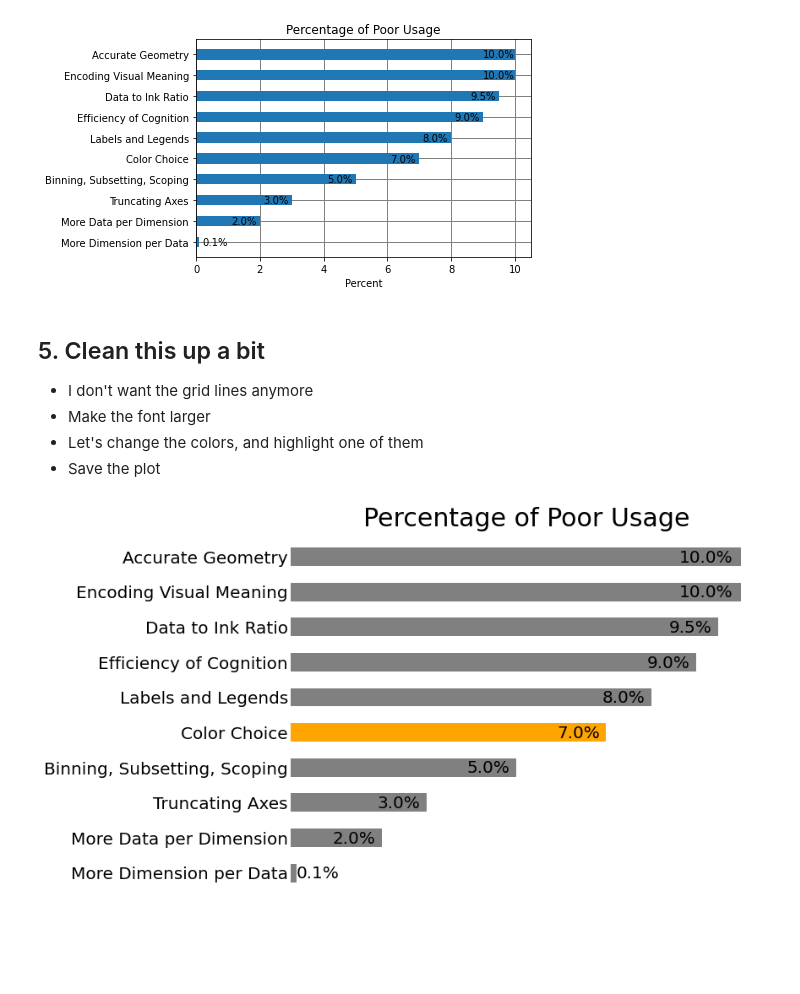
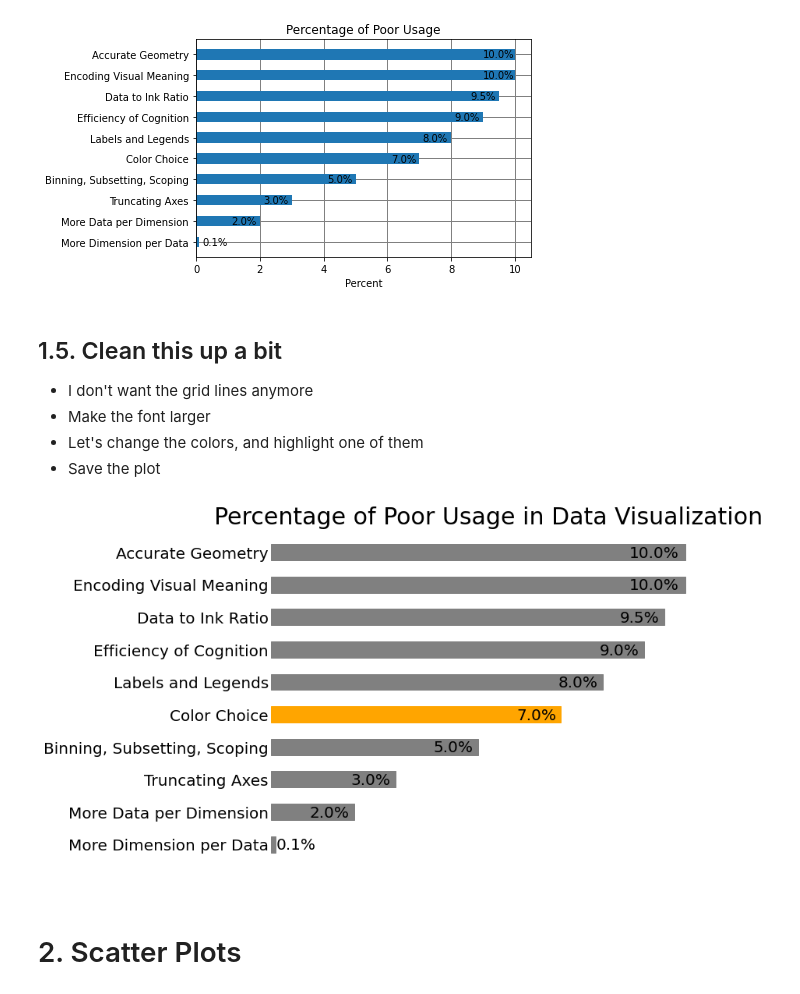
Before and after one commit to ageller/IntroToDataVis, a Jupyter notebook: matplotlibDemo.ipynb, the cells around one changed output. Saved outputs shown, nothing was run; the diff lists cells and outputs as text; code cells hidden in the pictures; blank space fills up the shorter version.

```diff
--- a/matplotlibDemo.ipynb
+++ b/matplotlibDemo.ipynb
@@ -96,7 +100,7 @@ for r in rects:
 # %% [output]
 [figure]
 # %% [markdown]
-## 5. Clean this up a bit
+## 1.5. Clean this up a bit
 * I don't want the grid lines anymore
 * Make the font larger
 * Let's change the colors, and highlight one of them
@@ -116,37 +120,39 @@ width = 0.5 # the width of the bars
 rects = ax.barh(ind, data['Value'], width, zorder=2)
 
 # add some text for labels, title and axes ticks
-ax.set_title('Percentage of Poor Usage', fontsize = 30)
+ax.set_title('Percentage of Poor Usage in Data Visualization', fontsize = 30)
 ax.set_yticks(ind)
 ax.set_yticklabels(data['Label'])
 
 #remove all the axes, ticks and lower x label
 aoff = ['right', 'left', 'top', 'bottom']
 for x in aoff:
     ax.spines[x].set_visible(False)
 ax.tick_params(length=0)
 ax.set_xticklabels([' ']*len(data))
 
 
 #I grabbed this from here : https://matplotlib.org/examples/api/barchart_demo.html
 #and tweaked it slightly
 highlight = [4]
 for i, r in enumerate(rects):
     h = r.get_height()
     w = r.get_width()
     y = r.get_y()
     if (w >= 10):
         x = w - 0.75
     elif (w > 1):
         x = w - 0.6
     else:
         x = w + 0.5
     r.set_color('gray')
     if (i in highlight):
         r.set_color('orange')
     ax.text(x, y ,'%.1f%%' % w, ha='center', va='bottom', zorder = 3)
 
 
 #f.savefig('bar.pdf',format='pdf', bbox_inches = 'tight')
 # %% [output]
-[figure, old version]
+[figure, new version]
+# %% [markdown]
+# 2. Scatter Plots
```
Also changed, not shown: parts of 17 cells of this notebook, 2 other files.
